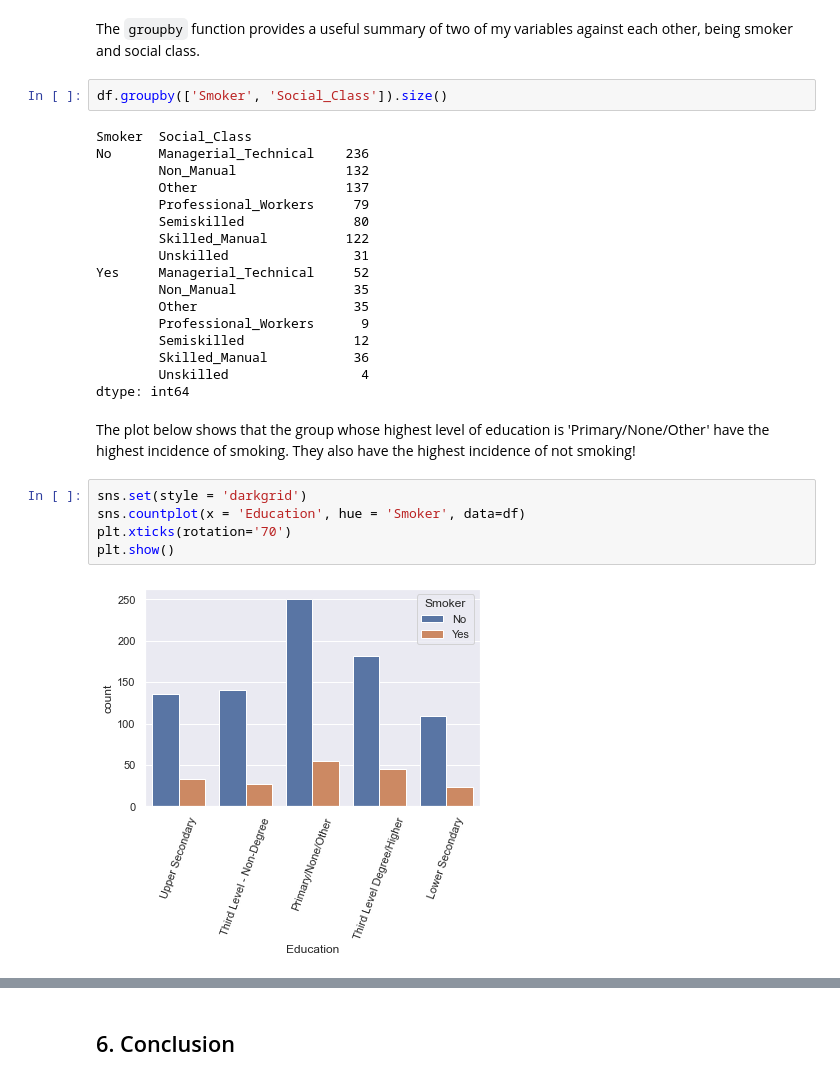
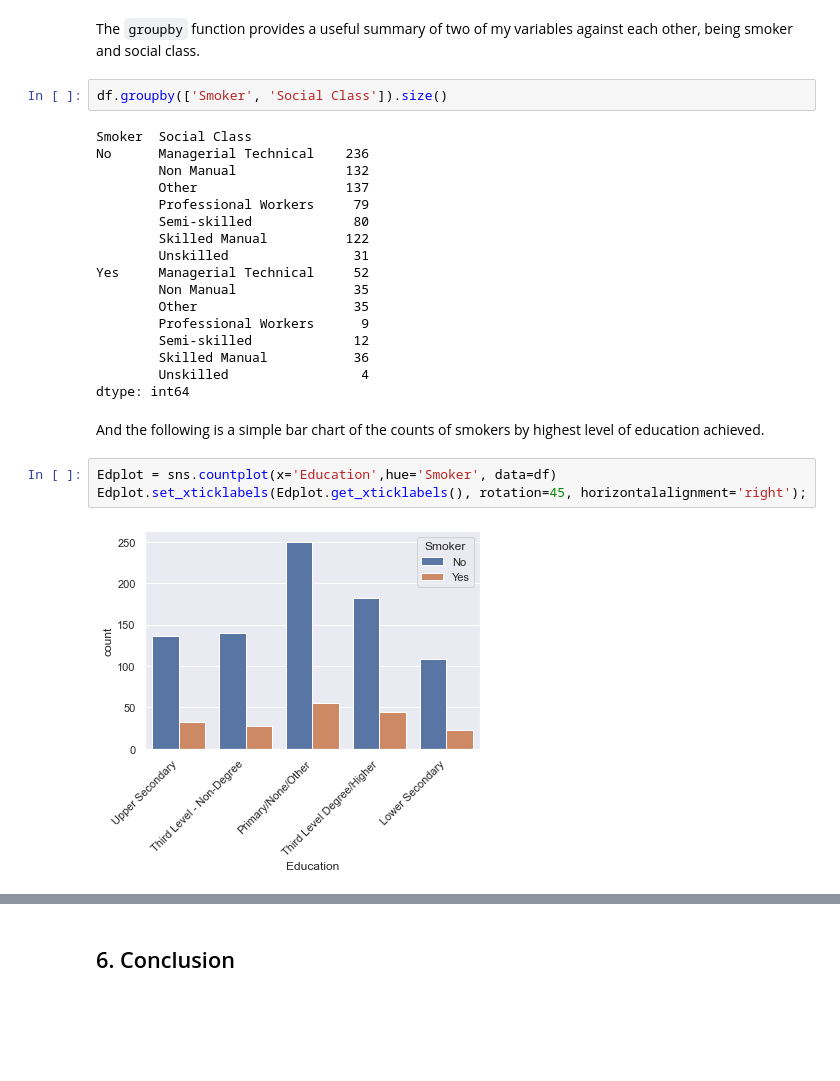
Before and after one commit to Scunnies/PfDA_Assignment, a Jupyter notebook: PfDA_Assignment.ipynb, the cells around one changed output, grey strips where cells are left out. Drawn from its saved outputs; the diff is of its cells as text; blank space fills up the shorter version.

```diff
--- a/PfDA_Assignment.ipynb
+++ b/PfDA_Assignment.ipynb
@@ -310,30 +333,28 @@ Name: Education, dtype: int64
 # %% [markdown]
 The `groupby` function provides a useful summary of two of my variables against each other, being smoker and social class.
 # %%
-df.groupby(['Smoker', 'Social_Class']).size()
+df.groupby(['Smoker', 'Social Class']).size()
 # %% [output]
-Smoker  Social_Class
-No      Managerial_Technical    236
-        Non_Manual              132
+Smoker  Social Class
+No      Managerial Technical    236
+        Non Manual              132
         Other                   137
-        Professional_Workers     79
-        Semiskilled              80
-        Skilled_Manual          122
+        Professional Workers     79
+        Semi-skilled             80
+        Skilled Manual          122
         Unskilled                31
-Yes     Managerial_Technical     52
-        Non_Manual               35
+Yes     Managerial Technical     52
+        Non Manual               35
         Other                    35
-        Professional_Workers      9
-        Semiskilled              12
-        Skilled_Manual           36
+        Professional Workers      9
+        Semi-skilled             12
+        Skilled Manual           36
         Unskilled                 4
 dtype: int64
-# %% [markdown]
-The plot below shows that the group whose highest level of education is 'Primary/None/Other' have the highest incidence of smoking.  They also have the highest incidence of not smoking!
-# %%
-sns.set(style = 'darkgrid')
-sns.countplot(x = 'Education', hue = 'Smoker', data=df)
-plt.xticks(rotation='70')
-plt.show()
-# %% [output]
-[figure, removed]
+# %% [markdown]
+And the following is a simple bar chart of the counts of smokers by highest level of education achieved.
+# %%
+Edplot = sns.countplot(x='Education',hue='Smoker', data=df)
+Edplot.set_xticklabels(Edplot.get_xticklabels(), rotation=45, horizontalalignment='right');
+# %% [output]
+[figure, added]
```
Also changed, not shown: parts of 28 cells of this notebook.
